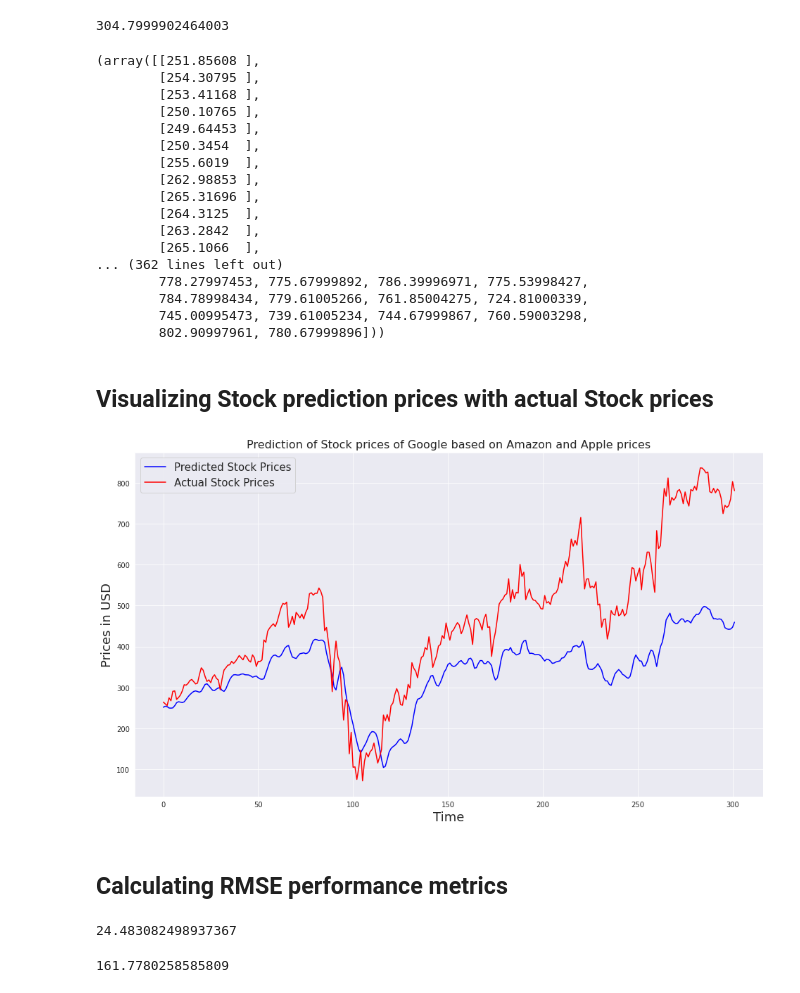
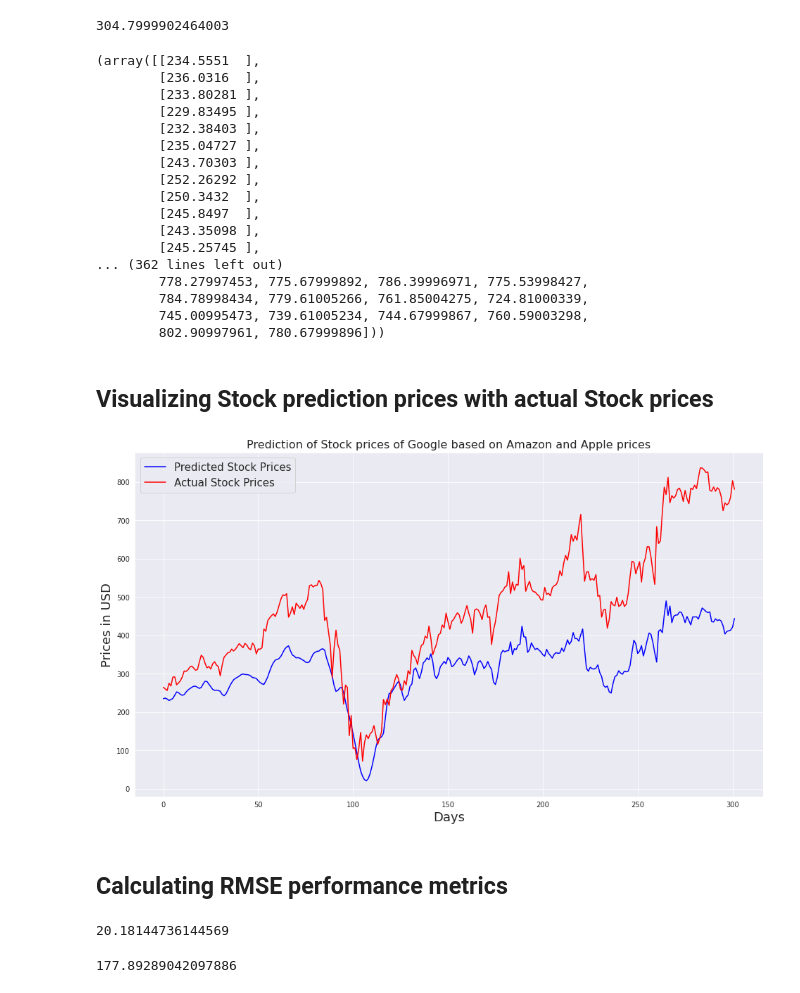
Before and after one commit to pallavikhadse/Stock-Prediction-with-LSTM-RNN-using-Keras, a Jupyter notebook: Stock_price_prediction_using_LSTM_for_3_years.ipynb, the cells around one changed output. Cells and saved outputs as stored; diff of their text form; code cells hidden in the pictures.

```diff
--- a/Stock_price_prediction_using_LSTM_for_3_years.ipynb
+++ b/Stock_price_prediction_using_LSTM_for_3_years.ipynb
@@ -430,7 +430,7 @@ model.add(Dropout(0.2))
 model.add(LSTM(units = 120, return_sequences = True))
 model.add(Dropout(0.3))
 
-model.add(LSTM(units = 130, ))
+model.add(LSTM(units = 120))
 model.add(Dropout(0.2))
 
 model.add(Dense(units = 1))                  # The final dense layer's units should be equal to the number of features in your y_train.
@@ -457,5 +457,5 @@ Trainable params: 375,971
 Non-trainable params: 0
 _________________________________________________________________
 # %%
-history = model.fit(X_train, y_train, epochs = 100, batch_size = 32, validation_split = 0.1, shuffle = False, verbose = 1)
+history = model.fit(X_train, y_train, epochs = 250, batch_size = 32, validation_split = 0.1, shuffle = False, verbose = 1)
 # %% [output]
@@ -691,18 +695,18 @@ y_test = y_test*scale
 # %%
 y_test_predict, y_test
 # %% [output]
-(array([[251.85608 ],
-        [254.30795 ],
-        [253.41168 ],
-        [250.10765 ],
-        [249.64453 ],
-        [250.3454  ],
-        [255.6019  ],
-        [262.98853 ],
-        [265.31696 ],
-        [264.3125  ],
-        [263.2842  ],
-        [265.1066  ],
+(array([[234.5551  ],
+        [236.0316  ],
+        [233.80281 ],
+        [229.83495 ],
+        [232.38403 ],
+        [235.04727 ],
+        [243.70303 ],
+        [252.26292 ],
+        [250.3432  ],
+        [245.8497  ],
+        [243.35098 ],
+        [245.25745 ],
 ... (362 lines left out)
         778.27997453, 775.67999892, 786.39996971, 775.53998427,
         784.78998434, 779.61005266, 761.85004275, 724.81000339,
@@ -713,17 +717,17 @@ y_test_predict, y_test
 # %%
 sns.set_style("darkgrid")
 plt.figure(figsize=(16,9))
 plt.plot(y_test_predict, color = 'blue', label = 'Predicted Stock Prices')
 plt.plot(y_test, color = 'red', label = 'Actual Stock Prices')
 plt.title("Prediction of Stock prices of Google based on Amazon and Apple prices", fontsize = 16)
-plt.xlabel('Time', fontsize = 18)
-plt.xticks(x = 'Time', rotation = 0)
+plt.xlabel('Days', fontsize = 18)
+plt.xticks(x = 'Days', rotation = 0)
 #plt.margins(0.2)
 plt.ylabel('Prices in USD', fontsize = 18)
 plt.legend(fontsize=15)
 plt.show()
 # %% [output]
-[figure, old version]
+[figure, new version]
 # %% [markdown]
 ## Calculating RMSE performance metrics
 # %%
@@ -732,8 +736,8 @@ from sklearn.metrics import mean_squared_error
 # %%
 math.sqrt(mean_squared_error(y_train, y_train_predict))
 # %% [output]
-24.483082498937367
+20.18144736144569
 # %%
 math.sqrt(mean_squared_error(y_test, y_test_predict))
 # %% [output]
-161.7780258585809
+177.89289042097886
```
Also changed, not shown: parts of 7 cells of this notebook.
